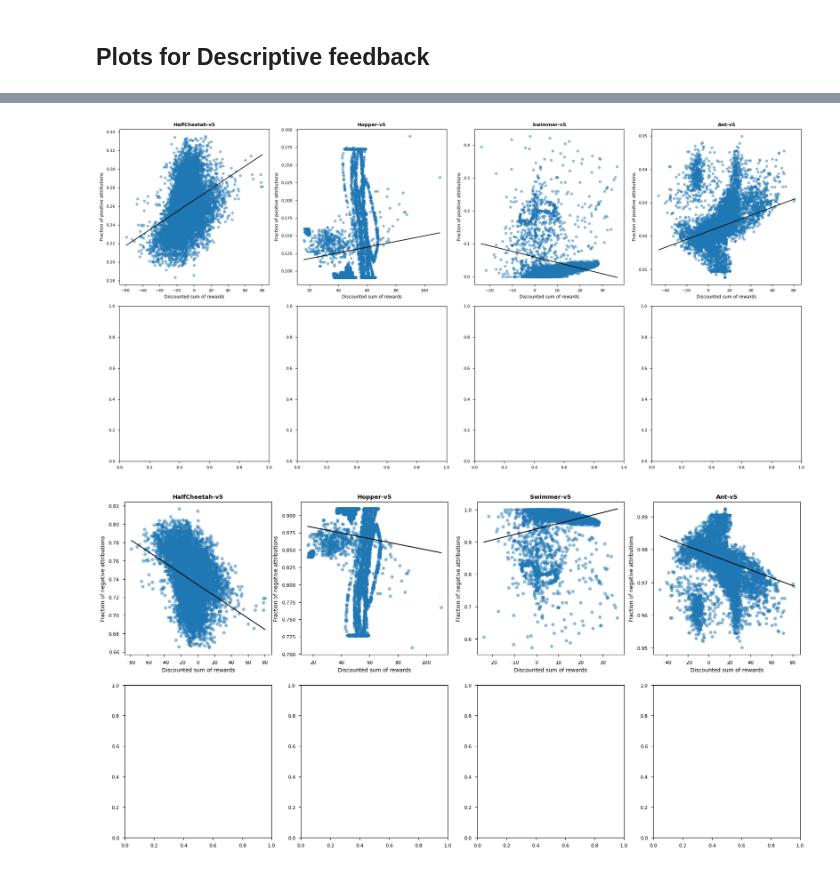
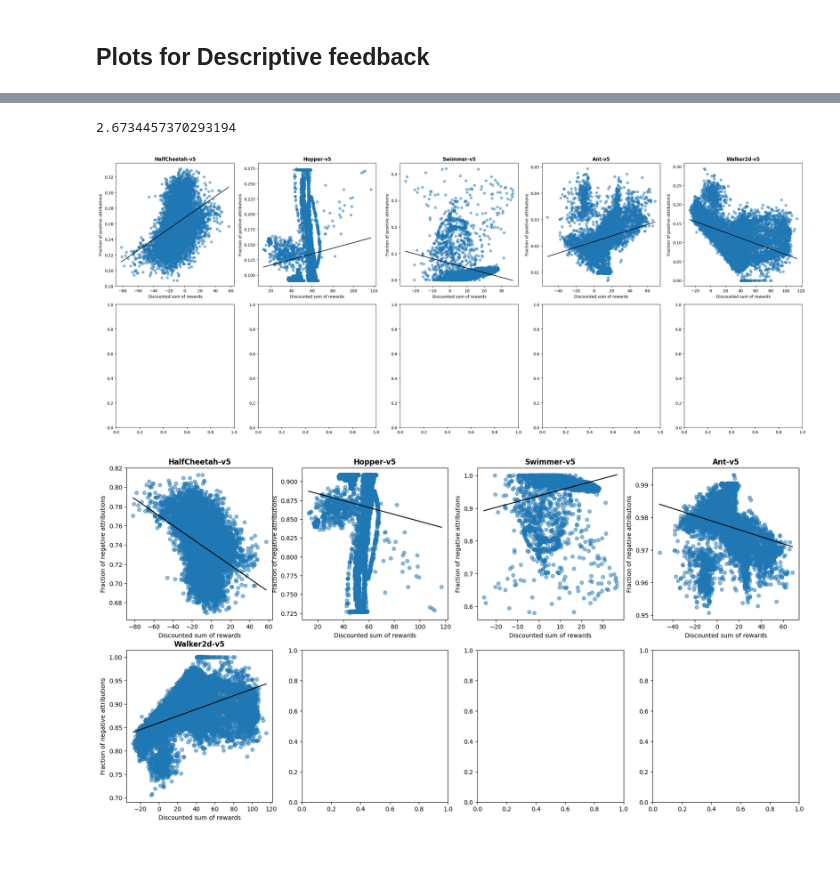
Before and after one commit to ymetz/multi-type-feedback, a Jupyter notebook: rlhf/Generate_Appendix_A_Plots.ipynb, the cells around one changed output, grey strips where cells are left out. Cells and saved outputs as stored; diff of their text form; code cells hidden in the pictures.

```diff
--- a/rlhf/Generate_Appendix_A_Plots.ipynb
+++ b/rlhf/Generate_Appendix_A_Plots.ipynb
@@ -98,10 +97,10 @@ plt.savefig("opt_gaps_vs_discounted_sum_of_rewards.png")
 # %%
 # make grid plot showing ratings (y-axis) vs. discounted sum of rewards (x-axis) for each environment
 
-fig, axs = plt.subplots(2, 4, figsize=(20, 10))
+fig, axs = plt.subplots(2, 5, figsize=(25, 10))
 
 for i, env in enumerate(environments):
-    ax = axs[i // 4, i % 4]
+    ax = axs[i // 5, i % 5]
     for data in results[env]:
         ax.plot(data[2], data[0], 'o', alpha=0.5)
     ax.set_title(env, fontweight='bold')
@@ -143,14 +142,15 @@ plt.savefig("segment_vs_demo_rewards.png")
 # Ideally, we want a grid of 5 columns and 2 rows for each environment (one row for the segments and one for the demos). And then save a plot for each environment.
 
 import cv2
+os.makedirs("correction_frames", exist_ok=True)
 
-for env in ["HalfCheetah-v5"]:
+for env in ["Ant-v5", "HalfCheetah-v5", "Walker2d-v5", ]:
 
     # get all feedback files matching the environment (they contain the name and the seed)
     env_name = env if 'ALE' not in env else env.replace('/', '-')
     # get all video files matching the environment and seed
-    video_files = [f for f in os.listdir("feedback_videos") if env_name in f and seed in f and "segment" in f]
-    demo_files = [f for f in os.listdir("feedback_videos") if env_name in f and seed in f and "demo" in f]
+    video_files = [f for f in os.listdir("feedback_videos") if env_name in f and seed in f and "segment" in f and "mp4" in f]
+    demo_files = [f for f in os.listdir("feedback_videos") if env_name in f and seed in f and "demo" in f and "mp4" in f]
 
     # we want to find the pair of segment and demo videos that have the same segment index but the highest difference in optgap
     opt_gap_diffs = []
@@ -161,18 +161,14 @@ for env in ["HalfCheetah-v5"]:
         for video in demo_files:
             if segindex in video:
                 _, _, _, seed, segindex, optgap_demo = video.split('.')[0].split('_')
-                opt_gap_diffs.append((file, video, float(optgap_demo)- float(optgap)))
+                opt_gap_diffs.append((segindex, file, video, float(optgap)-float(optgap_demo)))
                 break
 
     # sort by the difference in optgap
-    opt_gap_diffs = sorted(opt_gap_diffs, key=lambda x: x[2])
+    opt_gap_diffs = sorted(opt_gap_diffs, key=lambda x: x[2], reverse=True)
 
-
-    # take the pair with the highest difference
-    video_file = opt_gap_diffs[-1][0]
-    demo_file = opt_gap_diffs[-1][1]
-
-
+    video_file = opt_gap_diffs[-1][1] #"segment_ppo_HalfCheetah-v5_1337_14_-12.mp4" #opt_gap_diffs[index][0]
+    demo_file = opt_gap_diffs[-1][2] #"demo_ppo_HalfCheetah-v5_1337_14_-80.mp4" #opt_gap_diffs[index][1]
 
     cap_seg = cv2.VideoCapture(f"feedback_videos/{video_file}")
     frames_seg = []
@@ -182,13 +178,6 @@ for env in ["HalfCheetah-v5"]:
         if ret:
             frames_seg.append(frame)
     cap_seg.release()
-    """fig, axs = plt.subplots(1, 5, figsize=(20, 4))
-    for i, frame in enumerate(frames):
-        axs[i].imshow(cv2.cvtColor(frame, cv2.COLOR_BGR2RGB))
-        axs[i].axis('off')
-    plt.tight_layout()
-    plt.savefig(f"feedback_videos/{video_file.replace('.mp4', '.png')}")
-    plt.close()"""
 
     cap_demo = cv2.VideoCapture(f"feedback_videos/{demo_file}")
     frames_demo = []
@@ -198,13 +187,6 @@ for env in ["HalfCheetah-v5"]:
         if ret:
             frames_demo.append(frame)
     cap_demo.release()
-    """fig, axs = plt.subplots(1, 5, figsize=(20, 4))
-    for i, frame in enumerate(frames):
-        axs[i].imshow(cv2.cvtColor(frame, cv2.COLOR_BGR2RGB))
-        axs[i].axis('off')
-    plt.tight_layout()
-    plt.close()
-    plt.savefig(f"feedback_videos/{demo_file.replace('.mp4', '.png')}")"""
 
     # plot into a single figure with two rows (title for each row: "Segments" and "Demos")
     fig, axs = plt.subplots(2, 5, figsize=(20, 8))
@@ -217,6 +199,6 @@ for env in ["HalfCheetah-v5"]:
         axs[1, i].axis('off')
 
     plt.tight_layout()
-    plt.savefig(f"feedback_videos/{env_name}_{seed}_frames.png")
+    plt.savefig(f"correction_frames/{env_name}_{seed}_frames.png")
     plt.close()
 # %% [output]
@@ -259,7 +244,7 @@ for env in environments:
             attributions = np.array([d[0] for d in data["description"]])[index]
             obs = np.array([np.array([entry[0] for entry in d]) for d in data["segments"]])[index]
             obs_shape = obs[0].squeeze().shape
-            single_attr_score =
+            #single_attr_score =
             #significant_pos = np.array([np.sum(np.abs(a) > 0.5 * np.abs(s)) for a, s in zip(attributions, data["segments"])])
             significant_positives = np.array([np.sum(a > 0.05) / np.prod(obs_shape) for a, s in zip(attributions, obs)])
             significant_negatives = np.array([np.sum(a < 0.05) / np.prod(obs_shape) for a, s in zip(attributions, obs)])
@@ -276,34 +281,38 @@ done with f.b. file
+# %%
+np.abs(mean_attributions).sum()
+# %% [output]
+2.6734457370293194
 # %%
 # make grid plot showing significant positive attributions (y-axis) vs. discounted sum of rewards (x-axis) for each environment
 
-fig, axs = plt.subplots(2, 4, figsize=(20, 10))
+fig, axs = plt.subplots(2, 5, figsize=(25, 10))
 
 for i, env in enumerate(environments):
 
-    ax = axs[i // 4, i % 4]
+    ax = axs[i // 5, i % 5]
     for data in results[env]:
         ax.plot(data[0], data[1], 'o', alpha=0.5)
         b, a = np.polyfit(data[0], data[1], deg=1)
         xseq = np.linspace(np.min(data[0]), np.max(data[0]))
         # Plot regression line
         ax.plot(xseq, a + b * xseq, color="k")
     ax.set_title(env, fontweight='bold')
     ax.set_xlabel("Discounted sum of rewards")
     ax.set_ylabel("Fraction of positive attributions")
 
 plt.tight_layout()
 
 plt.savefig("significant_positive_attributions_vs_discounted_sum_of_rewards.png")
 # %% [output]
-[figure, old version]
+[figure, new version]
 # %%
 # make grid plot showing significant negative attributions (y-axis) vs. discounted sum of rewards (x-axis) for each environment
 
-fig, axs = plt.subplots(2, 4, figsize=(20, 10))
+fig, axs = plt.subplots(2, 5, figsize=(25, 10))
 
 for i, env in enumerate(environments):
 
-        ax = axs[i // 4, i % 4]
+        ax = axs[i // 5, i % 5]
         for data in results[env]:
             ax.plot(data[0], data[2], 'o', alpha=0.5)
             b, a = np.polyfit(data[0], data[2], deg=1)
@@ -314,4 +323,4 @@ for i, env in enumerate(environments):
         ax.set_xlabel("Discounted sum of rewards")
         ax.set_ylabel("Fraction of negative attributions")
 # %% [output]
-[figure, old version]
+[figure, new version]
```
Also changed, not shown: parts of 10 cells of this notebook, 3 other files.
